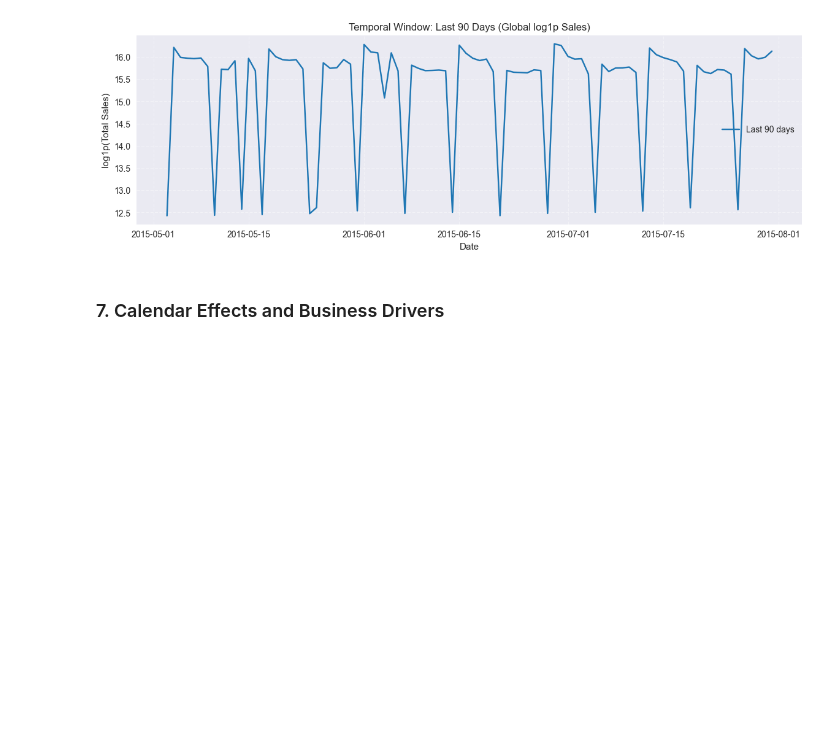
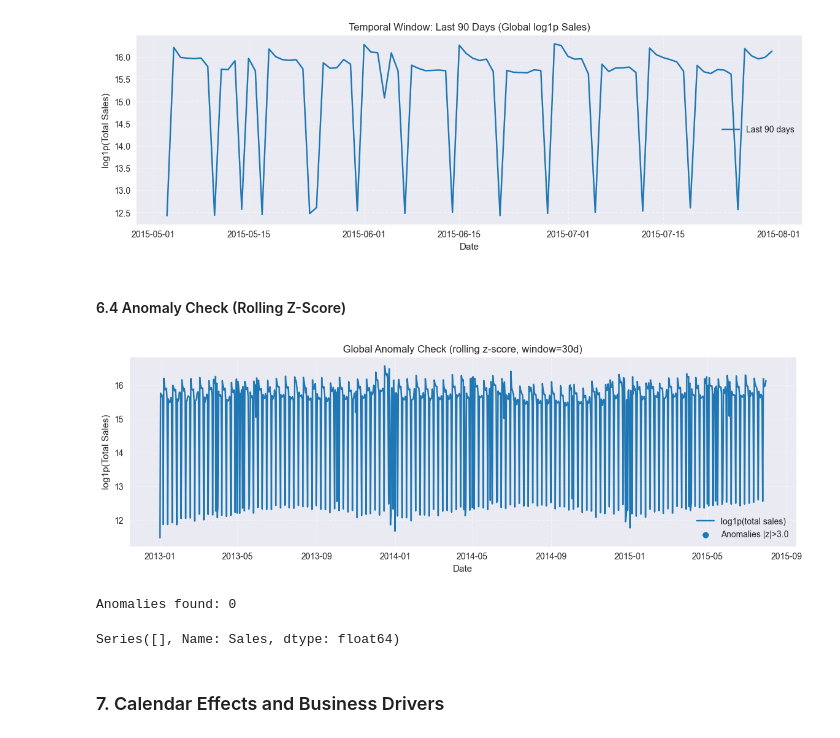
Before and after one commit to vburlay/Rossmann, a Jupyter notebook: notebooks/rossmann_eda.ipynb, the cells around one changed output. Cells and saved outputs as stored; diff of their text form; code cells hidden in the pictures; blank space fills up the shorter version.

```diff
--- a/notebooks/rossmann_eda.ipynb
+++ b/notebooks/rossmann_eda.ipynb
@@ -602,3 +605,41 @@ plt.show()
 #This zoomed-in view shows the last 90 days of global daily sales to analyze short-term behavior.
 #It makes the weekly seasonality pattern easier to see and helps identify any recent trend changes, anomalies, or volatility spikes near the end of the training period.
 #This is important for feature engineering (lags/rolling windows) and for designing a realistic walk-forward / time-based split.
+# %% [markdown]
+#### 6.4 Anomaly Check (Rolling Z-Score)
+# %%
+# --- Anomaly detection (global daily series) ---
+daily_sales = (
+    df[df["Open"] == 1]
+    .groupby("Date")["Sales"]
+    .sum()
+    .sort_index()
+)
+
+y = np.log1p(daily_sales)
+
+win = 30  # local baseline window (days)
+mu = y.rolling(win, min_periods=win).mean()
+sigma = y.rolling(win, min_periods=win).std()
+
+z = (y - mu) / sigma
+thr = 3.0  # typical threshold
+
+anoms = y[(z.abs() > thr)]
+
+plt.figure(figsize=(14,4))
+plt.plot(y, label="log1p(total sales)")
+plt.scatter(anoms.index, anoms.values, label=f"Anomalies |z|>{thr}", marker="o")
+plt.title(f"Global Anomaly Check (rolling z-score, window={win}d)")
+plt.xlabel("Date")
+plt.ylabel("log1p(Total Sales)")
+plt.grid(True, linestyle="--", alpha=0.4)
+plt.legend()
+plt.show()
+
+print(f"Anomalies found: {len(anoms)}")
+anoms.head(10)
+# %% [output]
+[figure, added]
+Anomalies found: 0
+Series([], Name: Sales, dtype: float64)
```
Also changed, not shown: parts of 2 cells of this notebook.
